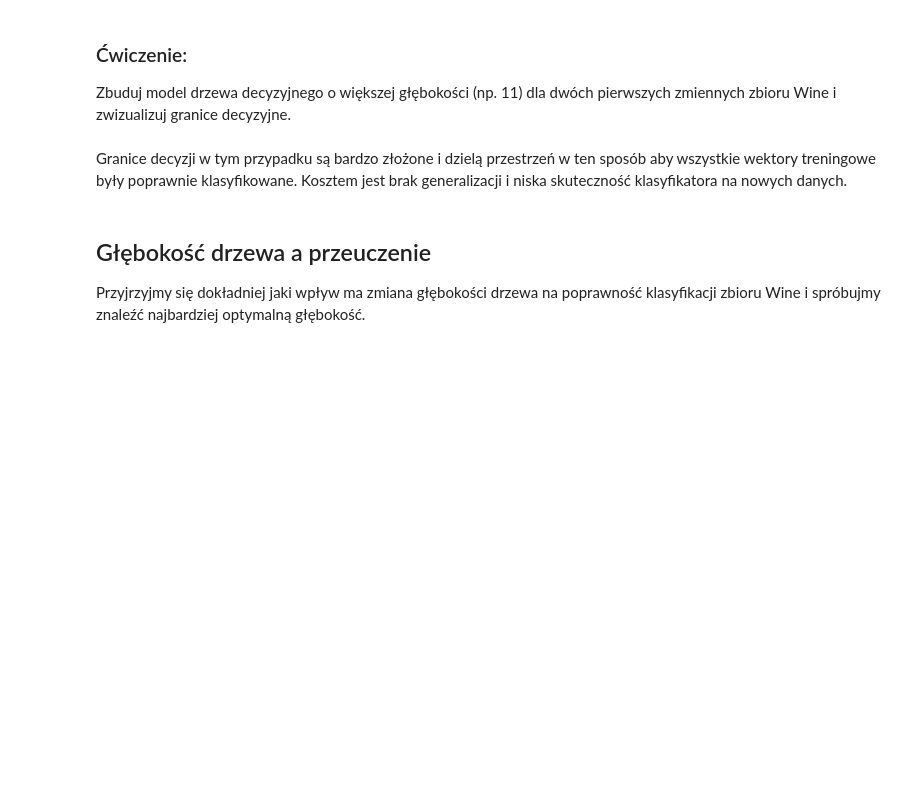
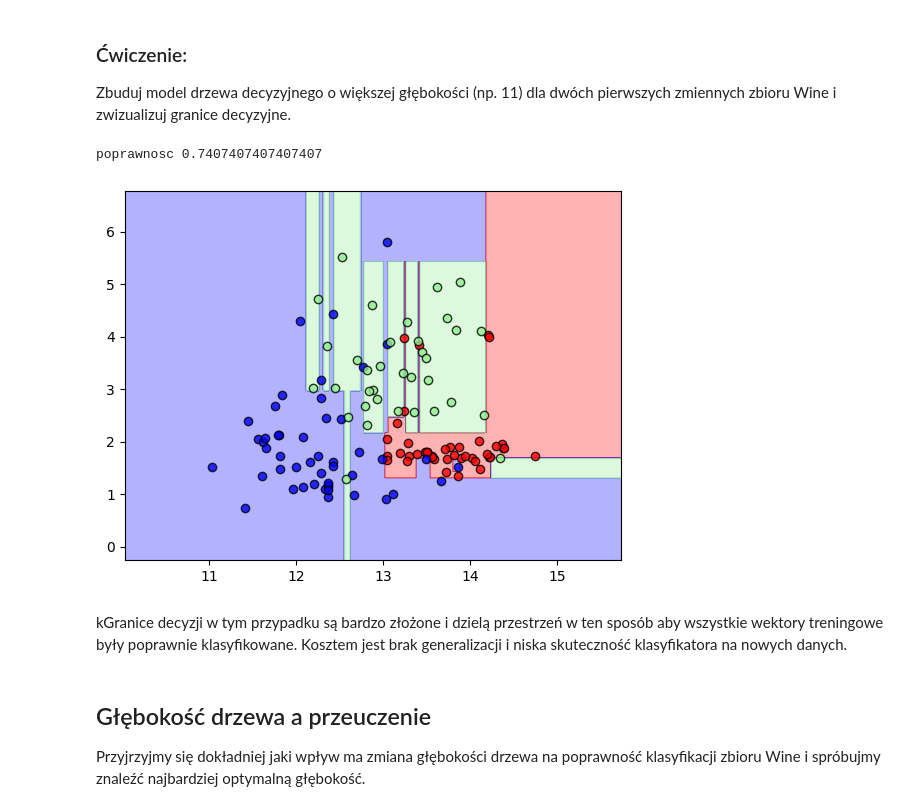
Before and after one commit to IS-UMK/wdm-lab-06-klasyfikacja-yanlukashevich, a Jupyter notebook: 06_Klasyfikacja.ipynb, the cells around one changed output. Saved outputs shown, nothing was run; the diff lists cells and outputs as text; code cells hidden in the pictures; blank space fills up the shorter version.

```diff
--- a/06_Klasyfikacja.ipynb
+++ b/06_Klasyfikacja.ipynb
@@ -260,8 +357,17 @@ plt.show();
 # %% [markdown]
 ### Ćwiczenie:
 Zbuduj model drzewa decyzyjnego o większej głębokości (np. 11) dla dwóch pierwszych zmiennych zbioru Wine i zwizualizuj granice decyzyjne.
+# %%
+dt = DecisionTreeClassifier(max_depth=11)
+dt.fit(x_train, y_train)
+print('poprawnosc', dt.score(x_test, y_test))
+
+plot_decision_regions(x_train, y_train, dt)
+# %% [output]
+poprawnosc 0.7407407407407407
+[figure, added]
 # %% [markdown]
-Granice decyzji w tym przypadku są bardzo złożone i dzielą przestrzeń w ten sposób aby wszystkie wektory treningowe były poprawnie klasyfikowane. Kosztem jest brak generalizacji i niska skuteczność klasyfikatora na nowych danych.
+kGranice decyzji w tym przypadku są bardzo złożone i dzielą przestrzeń w ten sposób aby wszystkie wektory treningowe były poprawnie klasyfikowane. Kosztem jest brak generalizacji i niska skuteczność klasyfikatora na nowych danych.
 # %% [markdown]
 ## Głębokość drzewa a przeuczenie
 
```
Also changed, not shown: parts of 41 cells of this notebook.
